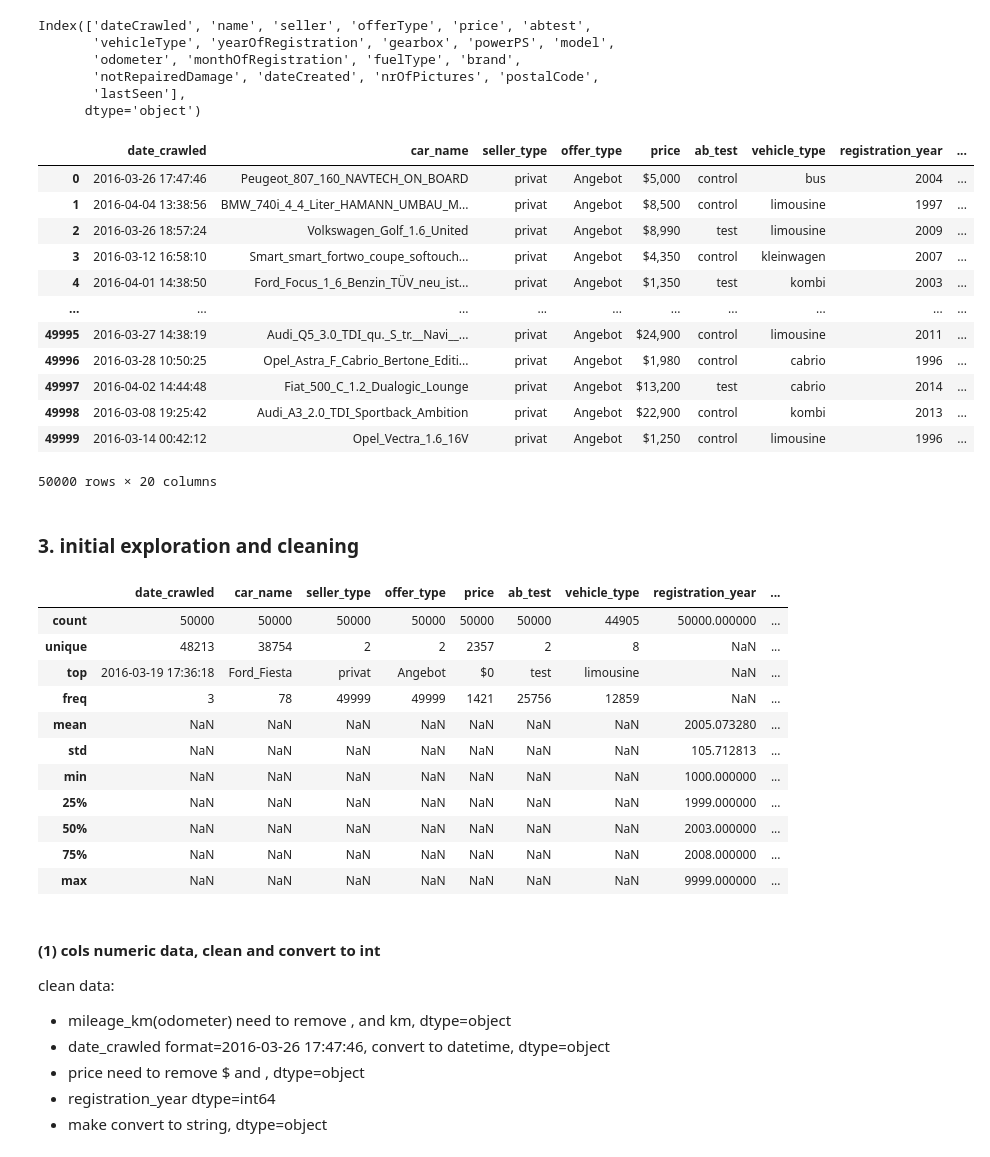
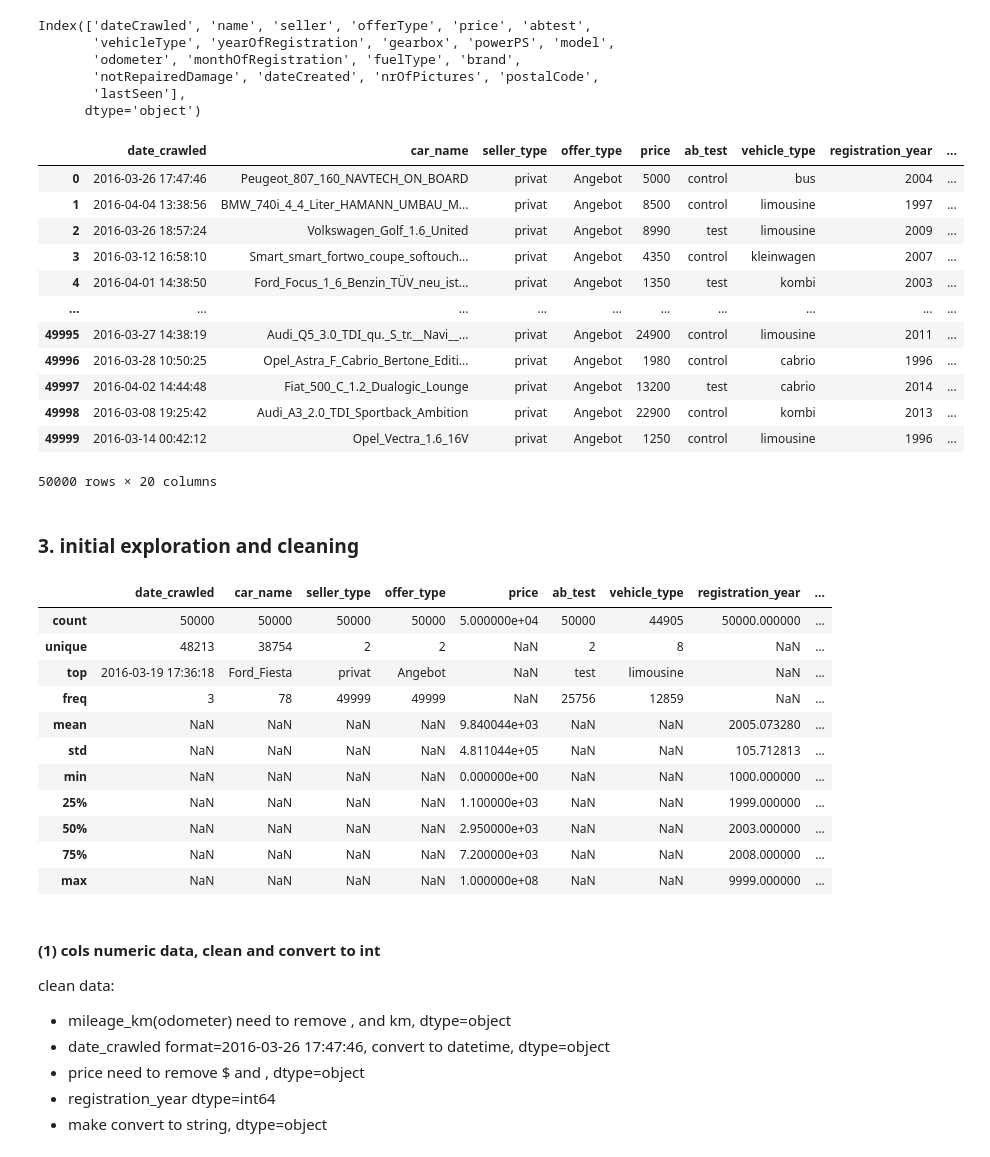
Before and after one commit to slp22/dataquest-projects, a Jupyter notebook: 2_1_dataquest-used-autos.ipynb, the cells around one changed output. Cells and saved outputs as stored; diff of their text form; code cells hidden in the pictures.

```diff
--- a/2_1_dataquest-used-autos.ipynb
+++ b/2_1_dataquest-used-autos.ipynb
@@ -65,24 +65,24 @@ Index(['dateCrawled', 'name', 'seller', 'offerType', 'price', 'abtest',
 # %%
 new_cols = ['date_crawled', 'car_name', 'seller_type', 'offer_type', 'price', 'ab_test','vehicle_type',
             'registration_year', 'transmission', 'power_in_ps', 'model','mileage_km', 'registration_month',
-            'fuel_type', 'make','damage_not_repaired', 'date_created', 'num_pictures', 'postal_code',
+            'fuel_type', 'make','damage_not_repaired', 'ad_created', 'num_pictures', 'postal_code',
             'last_seen_online']
 
 autos.columns = new_cols
 autos
 # %% [output]
 |  | date_crawled | car_name | seller_type | offer_type | price | ab_test | vehicle_type | registration_year | ... |
-| 0 | 2016-03-26 17:47:46 | Peugeot_807_160_NAVTECH_ON_BOARD | privat | Angebot | $5,000 | control | bus | 2004 | ... |
-| 1 | 2016-04-04 13:38:56 | BMW_740i_4_4_Liter_HAMANN_UMBAU_M... | privat | Angebot | $8,500 | control | limousine | 1997 | ... |
-| 2 | 2016-03-26 18:57:24 | Volkswagen_Golf_1.6_United | privat | Angebot | $8,990 | test | limousine | 2009 | ... |
-| 3 | 2016-03-12 16:58:10 | Smart_smart_fortwo_coupe_softouch... | privat | Angebot | $4,350 | control | kleinwagen | 2007 | ... |
-| 4 | 2016-04-01 14:38:50 | Ford_Focus_1_6_Benzin_TÜV_neu_ist... | privat | Angebot | $1,350 | test | kombi | 2003 | ... |
+| 0 | 2016-03-26 17:47:46 | Peugeot_807_160_NAVTECH_ON_BOARD | privat | Angebot | 5000 | control | bus | 2004 | ... |
+| 1 | 2016-04-04 13:38:56 | BMW_740i_4_4_Liter_HAMANN_UMBAU_M... | privat | Angebot | 8500 | control | limousine | 1997 | ... |
+| 2 | 2016-03-26 18:57:24 | Volkswagen_Golf_1.6_United | privat | Angebot | 8990 | test | limousine | 2009 | ... |
+| 3 | 2016-03-12 16:58:10 | Smart_smart_fortwo_coupe_softouch... | privat | Angebot | 4350 | control | kleinwagen | 2007 | ... |
+| 4 | 2016-04-01 14:38:50 | Ford_Focus_1_6_Benzin_TÜV_neu_ist... | privat | Angebot | 1350 | test | kombi | 2003 | ... |
 | ... | ... | ... | ... | ... | ... | ... | ... | ... | ... |
-| 49995 | 2016-03-27 14:38:19 | Audi_Q5_3.0_TDI_qu._S_tr.__Navi__... | privat | Angebot | $24,900 | control | limousine | 2011 | ... |
-| 49996 | 2016-03-28 10:50:25 | Opel_Astra_F_Cabrio_Bertone_Editi... | privat | Angebot | $1,980 | control | cabrio | 1996 | ... |
-| 49997 | 2016-04-02 14:44:48 | Fiat_500_C_1.2_Dualogic_Lounge | privat | Angebot | $13,200 | test | cabrio | 2014 | ... |
-| 49998 | 2016-03-08 19:25:42 | Audi_A3_2.0_TDI_Sportback_Ambition | privat | Angebot | $22,900 | control | kombi | 2013 | ... |
-| 49999 | 2016-03-14 00:42:12 | Opel_Vectra_1.6_16V | privat | Angebot | $1,250 | control | limousine | 1996 | ... |
+| 49995 | 2016-03-27 14:38:19 | Audi_Q5_3.0_TDI_qu._S_tr.__Navi__... | privat | Angebot | 24900 | control | limousine | 2011 | ... |
+| 49996 | 2016-03-28 10:50:25 | Opel_Astra_F_Cabrio_Bertone_Editi... | privat | Angebot | 1980 | control | cabrio | 1996 | ... |
+| 49997 | 2016-04-02 14:44:48 | Fiat_500_C_1.2_Dualogic_Lounge | privat | Angebot | 13200 | test | cabrio | 2014 | ... |
+| 49998 | 2016-03-08 19:25:42 | Audi_A3_2.0_TDI_Sportback_Ambition | privat | Angebot | 22900 | control | kombi | 2013 | ... |
+| 49999 | 2016-03-14 00:42:12 | Opel_Vectra_1.6_16V | privat | Angebot | 1250 | control | limousine | 1996 | ... |
 50000 rows × 20 columns
 # %% [markdown]
 ### 3. initial exploration and cleaning
@@ -92,17 +92,17 @@ autos
 autos.describe(include='all')
 # %% [output]
 |  | date_crawled | car_name | seller_type | offer_type | price | ab_test | vehicle_type | registration_year | ... |
-| count | 50000 | 50000 | 50000 | 50000 | 50000 | 50000 | 44905 | 50000.000000 | ... |
-| unique | 48213 | 38754 | 2 | 2 | 2357 | 2 | 8 | NaN | ... |
-| top | 2016-03-19 17:36:18 | Ford_Fiesta | privat | Angebot | $0 | test | limousine | NaN | ... |
-| freq | 3 | 78 | 49999 | 49999 | 1421 | 25756 | 12859 | NaN | ... |
-| mean | NaN | NaN | NaN | NaN | NaN | NaN | NaN | 2005.073280 | ... |
-| std | NaN | NaN | NaN | NaN | NaN | NaN | NaN | 105.712813 | ... |
-| min | NaN | NaN | NaN | NaN | NaN | NaN | NaN | 1000.000000 | ... |
-| 25% | NaN | NaN | NaN | NaN | NaN | NaN | NaN | 1999.000000 | ... |
-| 50% | NaN | NaN | NaN | NaN | NaN | NaN | NaN | 2003.000000 | ... |
-| 75% | NaN | NaN | NaN | NaN | NaN | NaN | NaN | 2008.000000 | ... |
-| max | NaN | NaN | NaN | NaN | NaN | NaN | NaN | 9999.000000 | ... |
+| count | 50000 | 50000 | 50000 | 50000 | 5.000000e+04 | 50000 | 44905 | 50000.000000 | ... |
+| unique | 48213 | 38754 | 2 | 2 | NaN | 2 | 8 | NaN | ... |
+| top | 2016-03-19 17:36:18 | Ford_Fiesta | privat | Angebot | NaN | test | limousine | NaN | ... |
+| freq | 3 | 78 | 49999 | 49999 | NaN | 25756 | 12859 | NaN | ... |
+| mean | NaN | NaN | NaN | NaN | 9.840044e+03 | NaN | NaN | 2005.073280 | ... |
+| std | NaN | NaN | NaN | NaN | 4.811044e+05 | NaN | NaN | 105.712813 | ... |
+| min | NaN | NaN | NaN | NaN | 0.000000e+00 | NaN | NaN | 1000.000000 | ... |
+| 25% | NaN | NaN | NaN | NaN | 1.100000e+03 | NaN | NaN | 1999.000000 | ... |
+| 50% | NaN | NaN | NaN | NaN | 2.950000e+03 | NaN | NaN | 2003.000000 | ... |
+| 75% | NaN | NaN | NaN | NaN | 7.200000e+03 | NaN | NaN | 2008.000000 | ... |
+| max | NaN | NaN | NaN | NaN | 1.000000e+08 | NaN | NaN | 9999.000000 | ... |
 # %% [markdown]
 #### (1) cols numeric data, clean and convert to int
 clean data:
```
Also changed, not shown: parts of 14 cells of this notebook.
